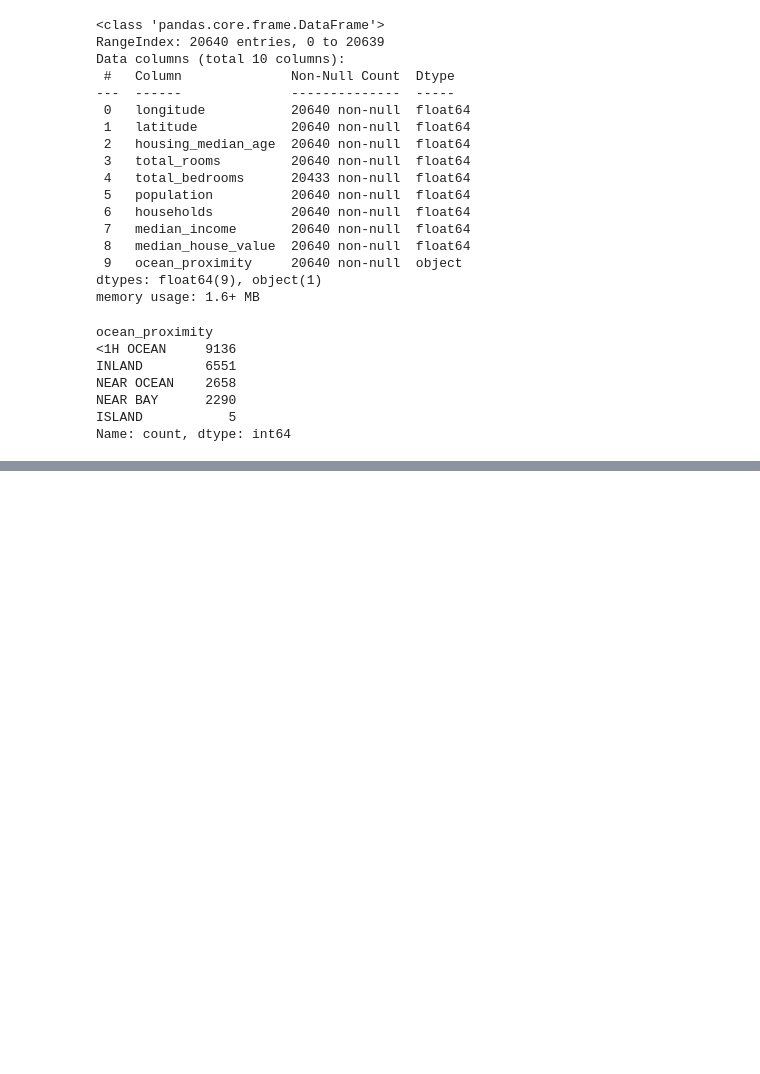
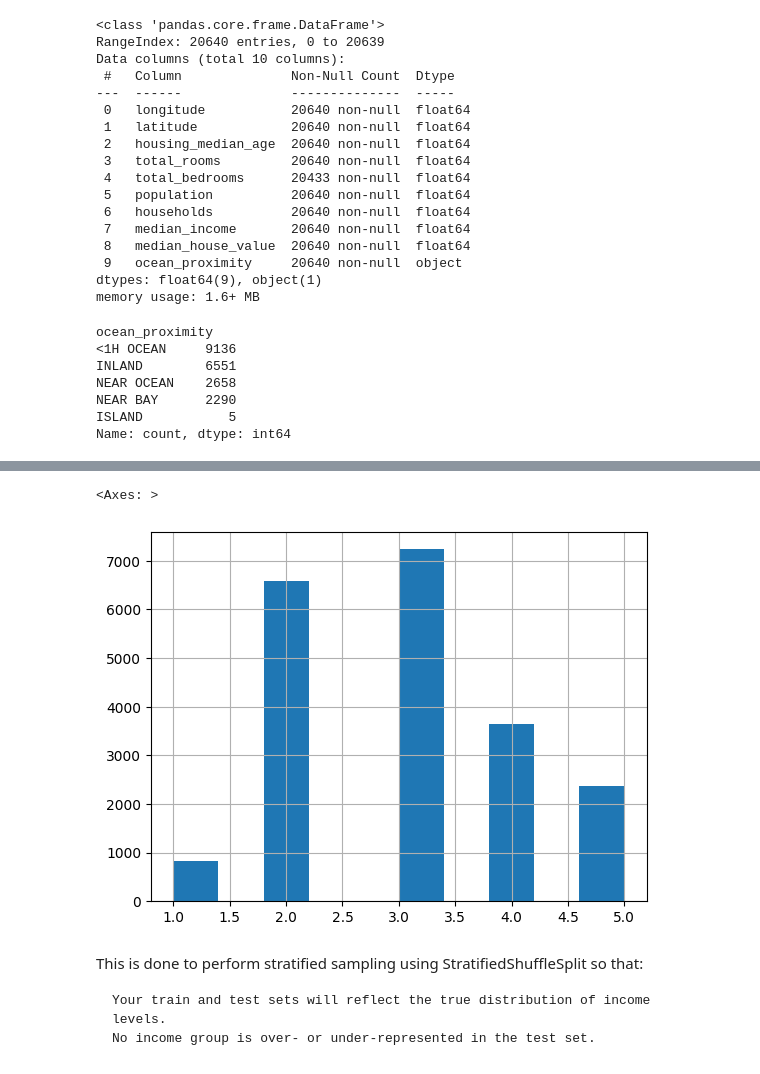
Before and after one commit to pralov-malla/Housing-Price-Prediction, a Jupyter notebook: housing.ipynb, the cells around one changed output, grey strips where cells are left out. Saved outputs shown, nothing was run; the diff lists cells and outputs as text; code cells hidden in the pictures; blank space fills up the shorter version.

```diff
--- a/housing.ipynb
+++ b/housing.ipynb
@@ -79,0 +184,15 @@ housing.describe()
+# %%
+# Create income categories to ensure stratified sampling based on median income, which strongly influences housing price
+housing["income_cat"] = pd.cut(housing["median_income"],
+                               bins = [0.,1.5,3.0,4.5,6.,np.inf],
+                               labels=[1,2,3,4,5])
+# %%
+housing["income_cat"].hist()
+# %% [output]
+<Axes: >
+[figure, added]
+# %% [markdown]
+This is done to perform stratified sampling using StratifiedShuffleSplit so that:
+
+    Your train and test sets will reflect the true distribution of income levels.
+    No income group is over- or under-represented in the test set.
```
Also changed, not shown: parts of 34 cells of this notebook.
